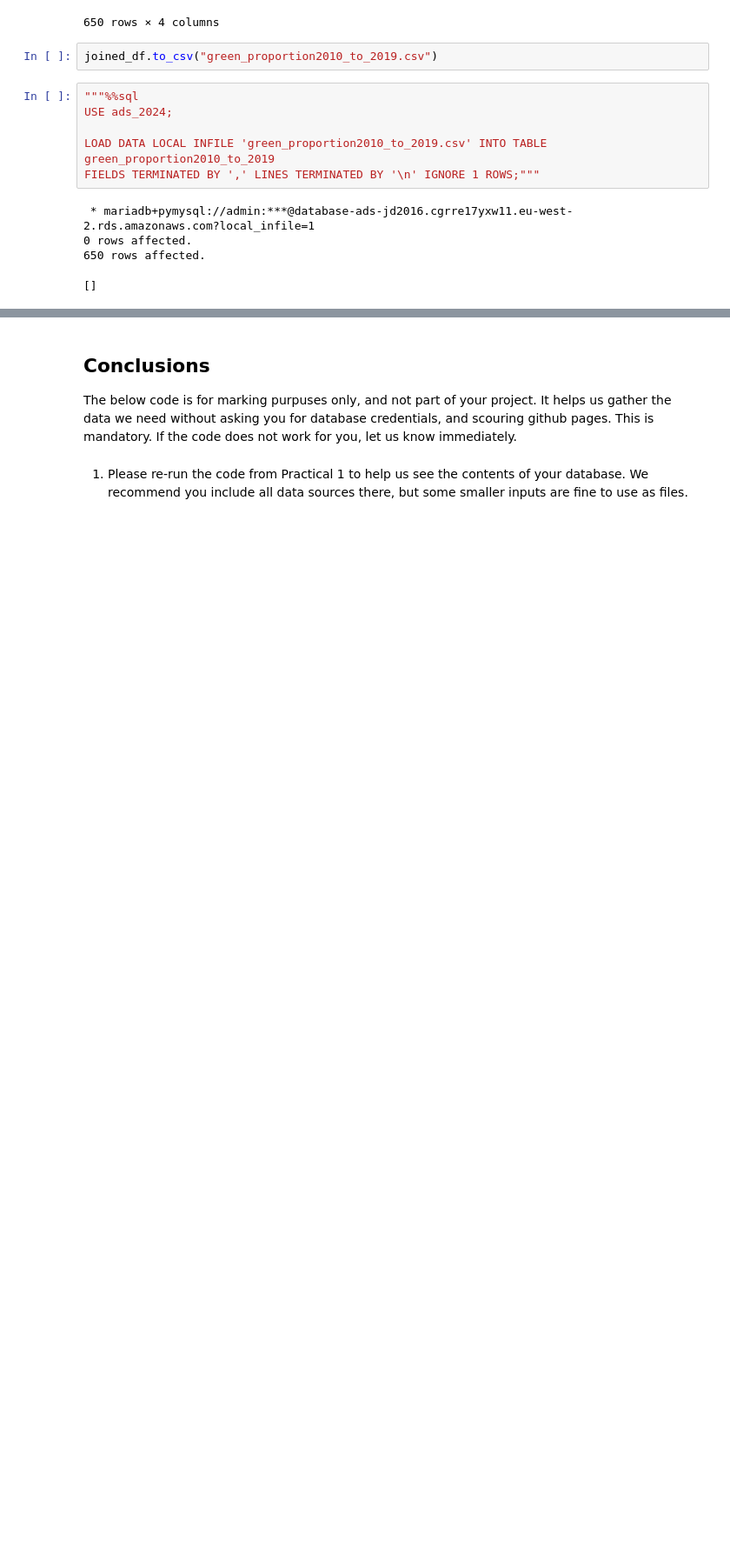
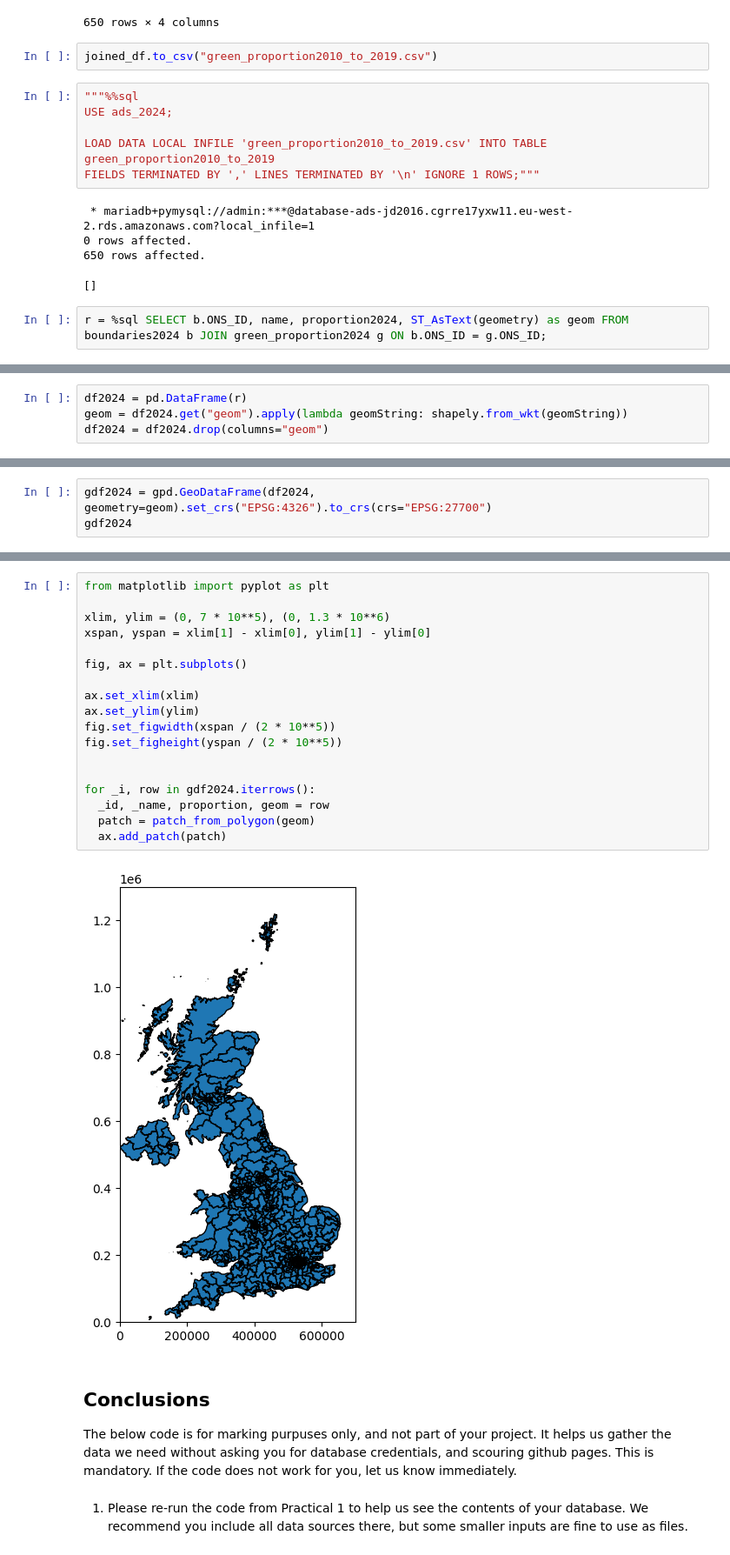
Before and after one commit to JDS289/jd2016_ads_2024, a Jupyter notebook: ads_course_assessment.ipynb, the cells around one changed output, grey strips where cells are left out. Shown at 87% size. Saved outputs shown, nothing was run; the diff lists cells and outputs as text; blank space fills up the shorter version.

```diff
--- a/ads_course_assessment.ipynb
+++ b/ads_course_assessment.ipynb
@@ -868,3 +866,5 @@ FIELDS TERMINATED BY ',' LINES TERMINATED BY '\n' IGNORE 1 ROWS;"""
 0 rows affected.
 650 rows affected.
 []
+# %%
+r = %sql SELECT b.ONS_ID, name, proportion2024, ST_AsText(geometry) as geom FROM boundaries2024 b JOIN green_proportion2024 g ON b.ONS_ID = g.ONS_ID;
@@ -870,0 +876,4 @@ FIELDS TERMINATED BY ',' LINES TERMINATED BY '\n' IGNORE 1 ROWS;"""
+# %%
+df2024 = pd.DataFrame(r)
+geom = df2024.get("geom").apply(lambda geomString: shapely.from_wkt(geomString))
+df2024 = df2024.drop(columns="geom")
@@ -870,0 +882,3 @@ FIELDS TERMINATED BY ',' LINES TERMINATED BY '\n' IGNORE 1 ROWS;"""
+# %%
+gdf2024 = gpd.GeoDataFrame(df2024, geometry=geom).set_crs("EPSG:4326").to_crs(crs="EPSG:27700")
+gdf2024
@@ -871,3 +901,23 @@ FIELDS TERMINATED BY ',' LINES TERMINATED BY '\n' IGNORE 1 ROWS;"""
+# %%
+from matplotlib import pyplot as plt
+
+xlim, ylim = (0, 7 * 10**5), (0, 1.3 * 10**6)
+xspan, yspan = xlim[1] - xlim[0], ylim[1] - ylim[0]
+
+fig, ax = plt.subplots()
+
+ax.set_xlim(xlim)
+ax.set_ylim(ylim)
+fig.set_figwidth(xspan / (2 * 10**5))
+fig.set_figheight(yspan / (2 * 10**5))
+
+
+for _i, row in gdf2024.iterrows():
+  _id, _name, proportion, geom = row
+  patch = patch_from_polygon(geom)
+  ax.add_patch(patch)
+# %% [output]
+[figure, added]
 # %% [markdown]
 ## Conclusions
 
```
Also changed, not shown: parts of 9 cells of this notebook.
